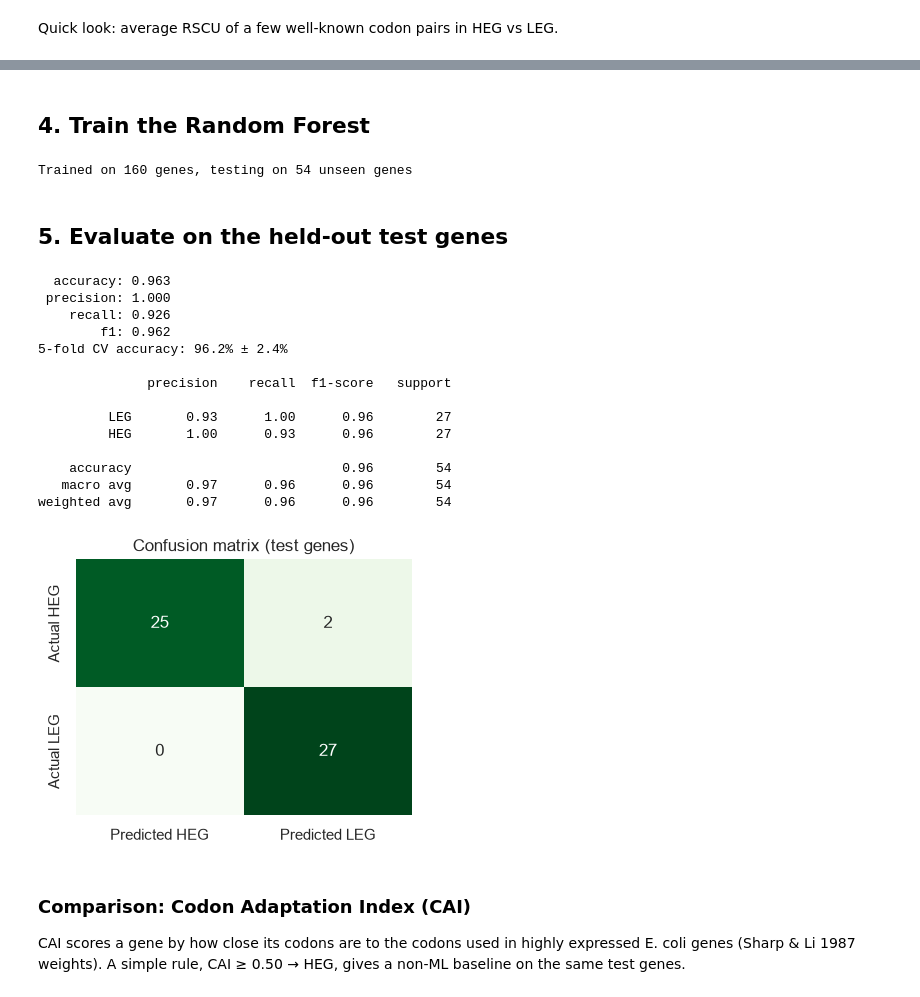
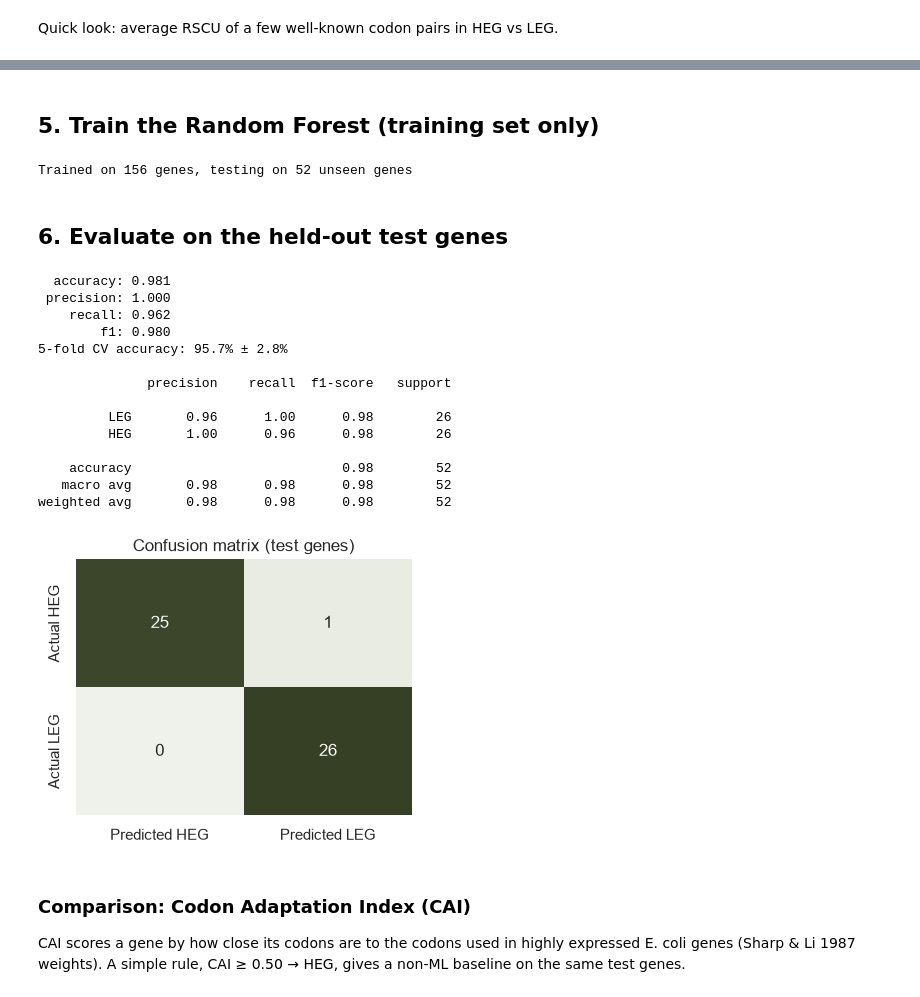
Before and after one commit to ritu-ramesh-dev/kodon, a Jupyter notebook: notebook/kodon_model.ipynb, the cells around one changed output, grey strips where cells are left out. Saved outputs shown, nothing was run; the diff lists cells and outputs as text; code cells hidden in the pictures.

Commit message:
Earthy redesign with parallax opening; leak-free grouped train/test split

```diff
--- a/notebook/kodon_model.ipynb
+++ b/notebook/kodon_model.ipynb
@@ -100,6 +101,15 @@ valid = genes[
     & (genes.seq.str.len() >= 150)
     & genes.seq.str.fullmatch("[ACGT]+")
 ]
+
+# NCBI lists a few genes more than once (alternative start sites, e.g. clpB / ClpB80, infB isoforms).
+# Their sequences overlap almost completely, so keep only the longest record per gene.
+n_before = len(valid)
+valid = (valid.assign(length=valid.seq.str.len())
+              .sort_values("length", ascending=False)
+              .drop_duplicates("locus")
+              .drop(columns="length"))
+print(f"Removed {n_before - len(valid)} duplicate records of the same gene")
 
 is_ribosomal = valid["product"].str.contains("ribosomal subunit protein") & ~valid.gene.isin(["ykgO", "ykgM"])
 heg = valid[is_ribosomal | valid.gene.isin(EXTRA_HEG)].sort_values("locus")
@@ -184,0 +205,31 @@ X[pairs].groupby(dataset.label).mean().T.round(2)
+# %%
+seqs = dataset.seq.tolist()
+parent = list(range(len(seqs)))
+def find(i):
+    while parent[i] != i:
+        parent[i] = parent[parent[i]]
+        i = parent[i]
+    return i
+for i in range(len(seqs)):
+    for j in range(i + 1, len(seqs)):
+        a, b = seqs[i], seqs[j]
+        if len(a) == len(b) and sum(x == y for x, y in zip(a, b)) / len(a) >= 0.90:
+            parent[find(j)] = find(i)
+groups = pd.Series([find(i) for i in range(len(seqs))], index=dataset.index)
+merged = groups[groups.duplicated(keep=False)]
+for g, members in dataset.loc[merged.index].groupby(merged)["gene"]:
+    print("Kept together:", ", ".join(members))
+
+splitter = StratifiedGroupKFold(n_splits=4, shuffle=True, random_state=SEED)
+train_pos, test_pos = next(splitter.split(X, y, groups))
+idx_train, idx_test = dataset.index[train_pos], dataset.index[test_pos]
+
+# Checks: nothing is shared between the two sets
+train_genes, test_genes = dataset.loc[idx_train], dataset.loc[idx_test]
+assert set(train_genes.locus).isdisjoint(test_genes.locus), "a gene is in both sets"
+assert set(groups[idx_train]).isdisjoint(groups[idx_test]), "near-identical genes are split"
+assert not any(t in s or s in t for t in test_genes.seq for s in train_genes.seq), "overlapping sequences"
+print("No gene, duplicate or near-identical copy appears in both sets.")
+
+split_table = pd.crosstab(np.where(dataset.index.isin(idx_test), "test", "train"), dataset.label, margins=True)
+split_table
@@ -185,8 +244,6 @@ X[pairs].groupby(dataset.label).mean().T.round(2)
 # %% [markdown]
-## 4. Train the Random Forest
+## 5. Train the Random Forest (training set only)
 # %%
-idx_train, idx_test = train_test_split(
-    dataset.index, test_size=0.25, stratify=y, random_state=SEED)
 X_train, X_test = X.loc[idx_train], X.loc[idx_test]
 y_train, y_test = y.loc[idx_train], y.loc[idx_test]
 
@@ -194,9 +251,9 @@ model = RandomForestClassifier(n_estimators=200, max_features="sqrt", random_sta
 model.fit(X_train, y_train)
 print(f"Trained on {len(X_train)} genes, testing on {len(X_test)} unseen genes")
 # %% [output]
-Trained on 160 genes, testing on 54 unseen genes
+Trained on 156 genes, testing on 52 unseen genes
 # %% [markdown]
-## 5. Evaluate on the held-out test genes
+## 6. Evaluate on the held-out test genes
 # %%
 heg_col = list(model.classes_).index(1)
 proba_test = model.predict_proba(X_test)[:, heg_col]
@@ -211,9 +268,10 @@ metrics = {
 tn, fp, fn, tp = confusion_matrix(y_test, pred_test, labels=[0, 1]).ravel()
 metrics.update(tp=int(tp), fn=int(fn), fp=int(fp), tn=int(tn))
 
-cv = StratifiedKFold(n_splits=5, shuffle=True, random_state=SEED)
+# Cross-validation repeats the split 5 times (same grouping rule) to check the score is stable
+cv = StratifiedGroupKFold(n_splits=5, shuffle=True, random_state=SEED)
 cv_scores = cross_val_score(
-    RandomForestClassifier(n_estimators=200, max_features="sqrt", random_state=SEED, n_jobs=-1), X, y, cv=cv)
+    RandomForestClassifier(n_estimators=200, max_features="sqrt", random_state=SEED, n_jobs=-1), X, y, groups=groups, cv=cv)
 
 for k in ["accuracy", "precision", "recall", "f1"]:
     print(f"{k:>10}: {metrics[k]:.3f}")
@@ -221,29 +279,29 @@ print(f"5-fold CV accuracy: {cv_scores.mean():.1%} ± {cv_scores.std():.1%}")
 print()
 print(classification_report(y_test, pred_test, target_names=["LEG", "HEG"]))
 # %% [output]
-  accuracy: 0.963
+  accuracy: 0.981
  precision: 1.000
-    recall: 0.926
-        f1: 0.962
-5-fold CV accuracy: 96.2% ± 2.4%
+    recall: 0.962
+        f1: 0.980
+5-fold CV accuracy: 95.7% ± 2.8%
 
               precision    recall  f1-score   support
 
-         LEG       0.93      1.00      0.96        27
-         HEG       1.00      0.93      0.96        27
+         LEG       0.96      1.00      0.98        26
+         HEG       1.00      0.96      0.98        26
 
-    accuracy                           0.96        54
-   macro avg       0.97      0.96      0.96        54
-weighted avg       0.97      0.96      0.96        54
+    accuracy                           0.98        52
+   macro avg       0.98      0.98      0.98        52
+weighted avg       0.98      0.98      0.98        52
 # %%
 fig, ax = plt.subplots(figsize=(4, 3.4))
-sns.heatmap([[tp, fn], [fp, tn]], annot=True, fmt="d", cmap="Greens", cbar=False,
+sns.heatmap([[tp, fn], [fp, tn]], annot=True, fmt="d", cmap=sns.light_palette("#354024", as_cmap=True), cbar=False,
             xticklabels=["Predicted HEG", "Predicted LEG"], yticklabels=["Actual HEG", "Actual LEG"], ax=ax)
 ax.set_title("Confusion matrix (test genes)")
 plt.tight_layout()
 plt.show()
 # %% [output]
-[figure, old version]
+[figure, new version]
 # %% [markdown]
 ### Comparison: Codon Adaptation Index (CAI)
 
```
Also changed, not shown: parts of 12 cells of this notebook, 7 other files.
